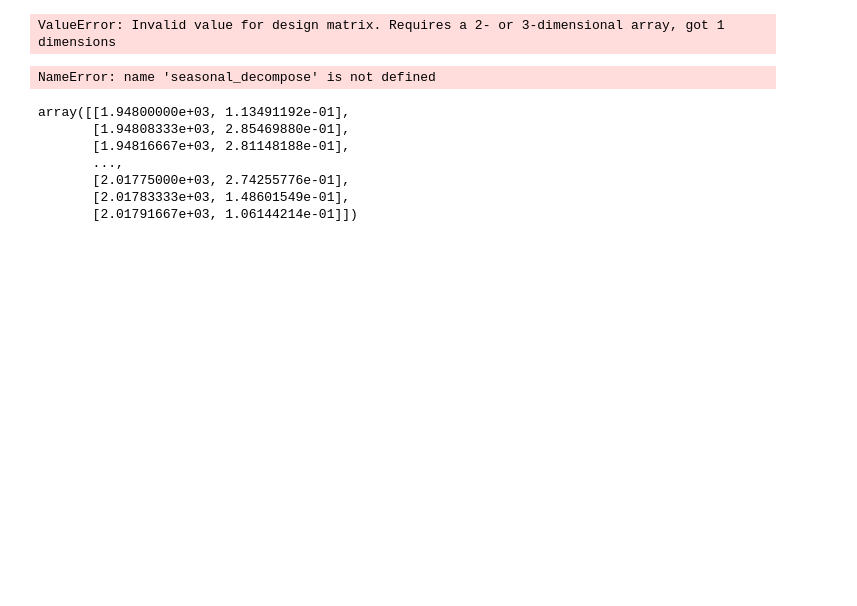
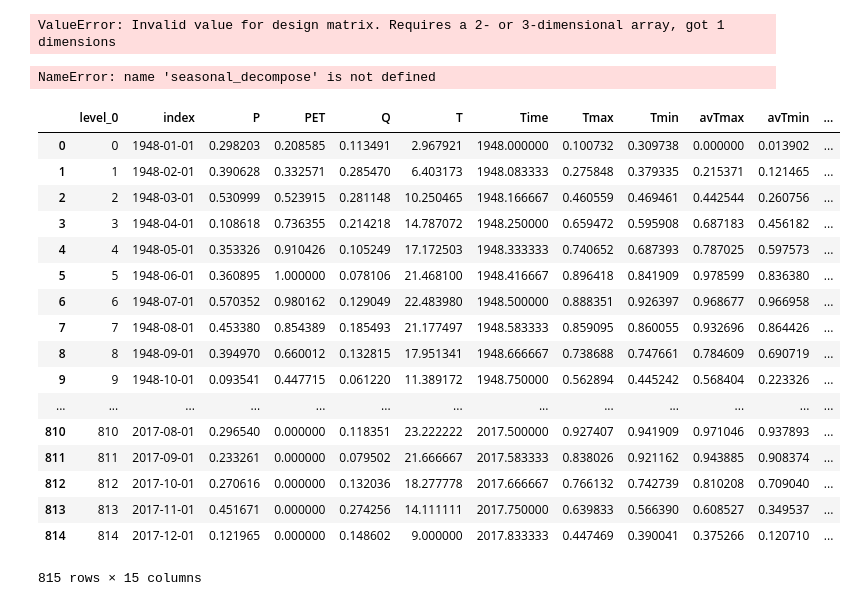
Before and after one commit to mezzatab/Climate-Time-Series-Prediction, a Jupyter notebook: Arima_Model_StreamFlow.ipynb, the cells around one changed output. Cells and saved outputs as stored; diff of their text form; code cells hidden in the pictures; blank space fills up the shorter version.

Commit message:
Update Arima Model_ Add date Column

```diff
--- a/Arima_Model_StreamFlow.ipynb
+++ b/Arima_Model_StreamFlow.ipynb
@@ -720,13 +726,49 @@ fig = decomposition.plot()
 fig.set_size_inches(15, 8)
 # %% [output]
 NameError: name 'seasonal_decompose' is not defined
-# %%
-Z
-# %% [output]
-array([[1.94800000e+03, 1.13491192e-01],
-       [1.94808333e+03, 2.85469880e-01],
-       [1.94816667e+03, 2.81148188e-01],
-       ...,
-       [2.01775000e+03, 2.74255776e-01],
-       [2.01783333e+03, 1.48601549e-01],
-       [2.01791667e+03, 1.06144214e-01]])
+# %%
+#656
+#168
+#480
+#824
+# End line 815 , 2017-12 #
+# Start Line 480, 1988-01 #
+# Start Line, 480+167, 2004-01 #
+# End Line, 480+166, 2001.83 #
+#scaledFrame.loc[0,"Time"]
+start = datetime.datetime.strptime("1948-01", "%Y-%m")
+date_list = [start + relativedelta(months=x) for x in range(0,480+167)]
+start = datetime.datetime.strptime("2004-01", "%Y-%m")
+date_new=[start + relativedelta(months=x) for x in range(0,816-480-168)]
+#df['index'] =date_list
+#df.set_index(['index'], inplace=True)
+#df.index.name=None
+#print scaledFrame['index']
+date=date_list+date_new
+scaledFrame['index']=date
+#scaledFrame.index.name=None
+#scaledFrame.reset_index(inplace=True)
+#scaledFrame.drop(scaledFrame.index[815], inplace=True)
+#scaledFrame.set_index(date, 'Date')
+#scaledFrame.set_index['index']
+# %%
+scaledFrame
+# %% [output]
+|  | level_0 | index | P | PET | Q | T | Time | Tmax | Tmin | avTmax | avTmin | ... |
+| 0 | 0 | 1948-01-01 | 0.298203 | 0.208585 | 0.113491 | 2.967921 | 1948.000000 | 0.100732 | 0.309738 | 0.000000 | 0.013902 | ... |
+| 1 | 1 | 1948-02-01 | 0.390628 | 0.332571 | 0.285470 | 6.403173 | 1948.083333 | 0.275848 | 0.379335 | 0.215371 | 0.121465 | ... |
+| 2 | 2 | 1948-03-01 | 0.530999 | 0.523915 | 0.281148 | 10.250465 | 1948.166667 | 0.460559 | 0.469461 | 0.442544 | 0.260756 | ... |
+| 3 | 3 | 1948-04-01 | 0.108618 | 0.736355 | 0.214218 | 14.787072 | 1948.250000 | 0.659472 | 0.595908 | 0.687183 | 0.456182 | ... |
+| 4 | 4 | 1948-05-01 | 0.353326 | 0.910426 | 0.105249 | 17.172503 | 1948.333333 | 0.740652 | 0.687393 | 0.787025 | 0.597573 | ... |
+| 5 | 5 | 1948-06-01 | 0.360895 | 1.000000 | 0.078106 | 21.468100 | 1948.416667 | 0.896418 | 0.841909 | 0.978599 | 0.836380 | ... |
+| 6 | 6 | 1948-07-01 | 0.570352 | 0.980162 | 0.129049 | 22.483980 | 1948.500000 | 0.888351 | 0.926397 | 0.968677 | 0.966958 | ... |
+| 7 | 7 | 1948-08-01 | 0.453380 | 0.854389 | 0.185493 | 21.177497 | 1948.583333 | 0.859095 | 0.860055 | 0.932696 | 0.864426 | ... |
+| 8 | 8 | 1948-09-01 | 0.394970 | 0.660012 | 0.132815 | 17.951341 | 1948.666667 | 0.738688 | 0.747661 | 0.784609 | 0.690719 | ... |
+| 9 | 9 | 1948-10-01 | 0.093541 | 0.447715 | 0.061220 | 11.389172 | 1948.750000 | 0.562894 | 0.445242 | 0.568404 | 0.223326 | ... |
+| ... | ... | ... | ... | ... | ... | ... | ... | ... | ... | ... | ... | ... |
+| 810 | 810 | 2017-08-01 | 0.296540 | 0.000000 | 0.118351 | 23.222222 | 2017.500000 | 0.927407 | 0.941909 | 0.971046 | 0.937893 | ... |
+| 811 | 811 | 2017-09-01 | 0.233261 | 0.000000 | 0.079502 | 21.666667 | 2017.583333 | 0.838026 | 0.921162 | 0.943885 | 0.908374 | ... |
+| 812 | 812 | 2017-10-01 | 0.270616 | 0.000000 | 0.132036 | 18.277778 | 2017.666667 | 0.766132 | 0.742739 | 0.810208 | 0.709040 | ... |
+| 813 | 813 | 2017-11-01 | 0.451671 | 0.000000 | 0.274256 | 14.111111 | 2017.750000 | 0.639833 | 0.566390 | 0.608527 | 0.349537 | ... |
+| 814 | 814 | 2017-12-01 | 0.121965 | 0.000000 | 0.148602 | 9.000000 | 2017.833333 | 0.447469 | 0.390041 | 0.375266 | 0.120710 | ... |
+815 rows × 15 columns
```
Also changed, not shown: parts of 6 cells of this notebook.
